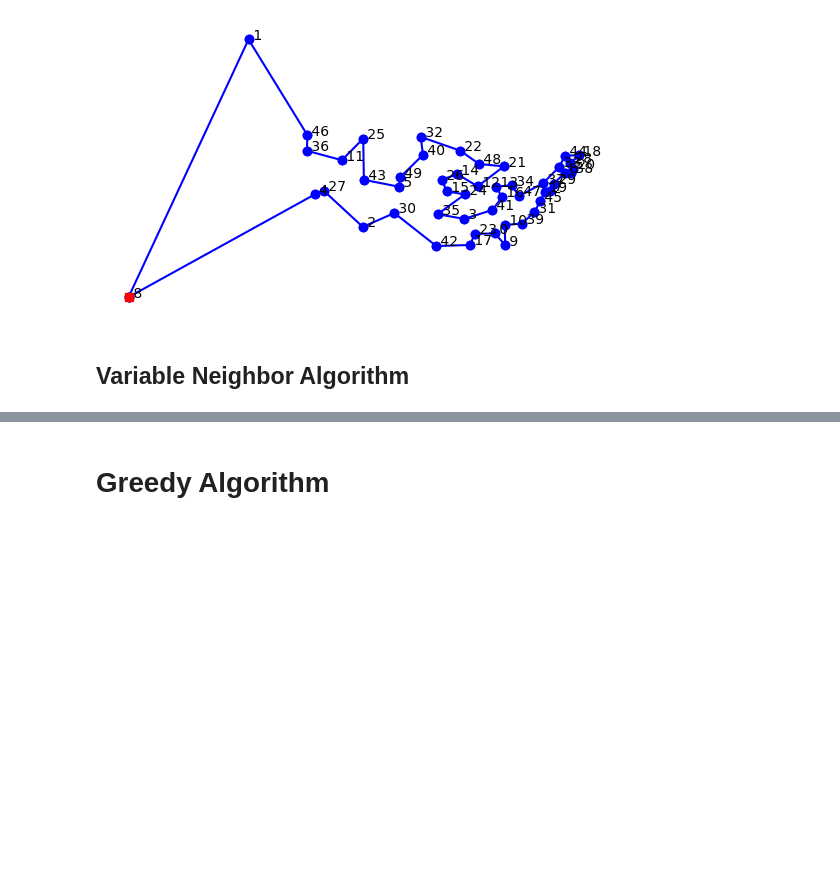
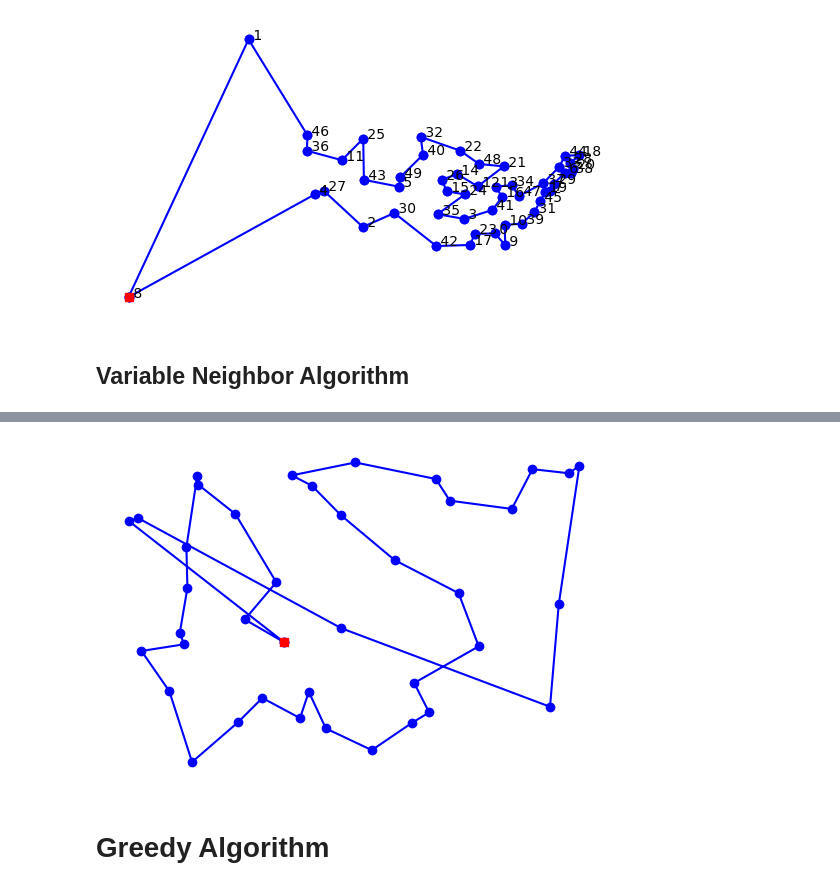
Before and after one commit to Bookervsky/Operation_Research, a Jupyter notebook: Common Problems/Traveling Salesman Problem.ipynb, the cells around one changed output, grey strips where cells are left out. Cells and saved outputs as stored; diff of their text form; code cells hidden in the pictures; blank space fills up the shorter version.

```diff
--- a/Common Problems/Traveling Salesman Problem.ipynb
+++ b/Common Problems/Traveling Salesman Problem.ipynb
@@ -302,3 +304,36 @@ print(tour_length(VNS(global_cities,1000,2)))
+# %%
+def LNS(cities,iter,delete_num):
+    init_tour = nn_tsp(cities)
+    for i in range(iter):
+        destroyed_tour,nodes = destroy(init_tour,delete_num)#To be defined
+        new_tour = repair(destroyed_tour,nodes,init_tour)#To be defined
+        if tour_length(new_tour) < tour_length(init_tour):
+            init_tour = new_tour
+    return init_tour
+
+def destroy(tour, num):
+    destroyed_nodes = []
+    while len(destroyed_nodes) < num:
+        n = random.randint(0,len(tour)-1)#generate destroy point
+        while n in destroyed_nodes:
+            n = random.randint(0,len(tour)-1)
+        destroyed_nodes.append(n)
+        destroyed_tour = [tour[i] for i in range(len(tour)) if i not in destroyed_nodes] ######To be modefied, how to get the destroyed tour, cannot directly use list.remove()
+    return destroyed_tour,destroyed_nodes
+
+def repair(destroyed_tour,destroyed_nodes,tour):
+    for n in destroyed_nodes:
+        distance = [0 for i in range(len(destroyed_tour))]
+        for i in range(len(destroyed_tour)):
+            inserted_tour = destroyed_tour[:i] + [tour[n]] + destroyed_tour[i:]
+            distance.append(tour_length(inserted_tour))
+        greedy_index = distance.index(min(distance))
+        destroyed_tour = destroyed_tour[:greedy_index] + [tour[n]] + destroyed_tour[greedy_index:]
+    return destroyed_tour
+# %%
+plot_tour(LNS(global_cities,10000,4))
+# %% [output]
+[figure, added]
 # %% [markdown]
 # Greedy Algorithm
 # %%
```
Also changed, not shown: parts of 3 cells of this notebook, 2 other files.
